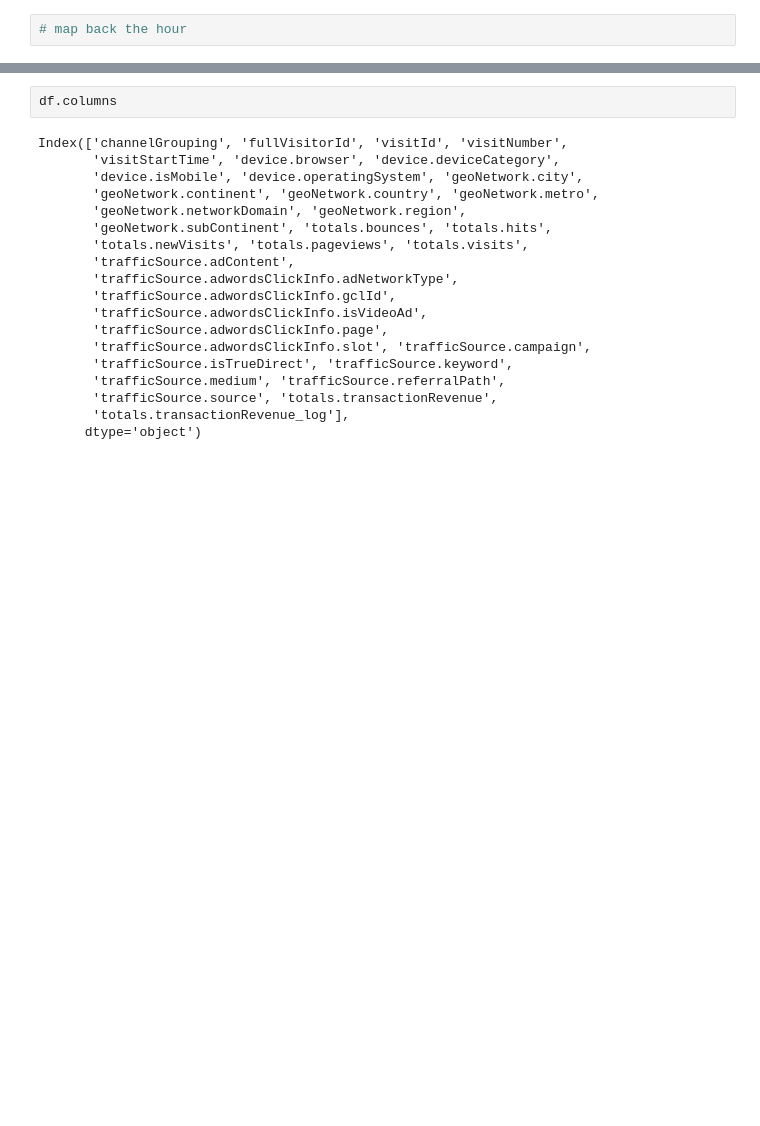
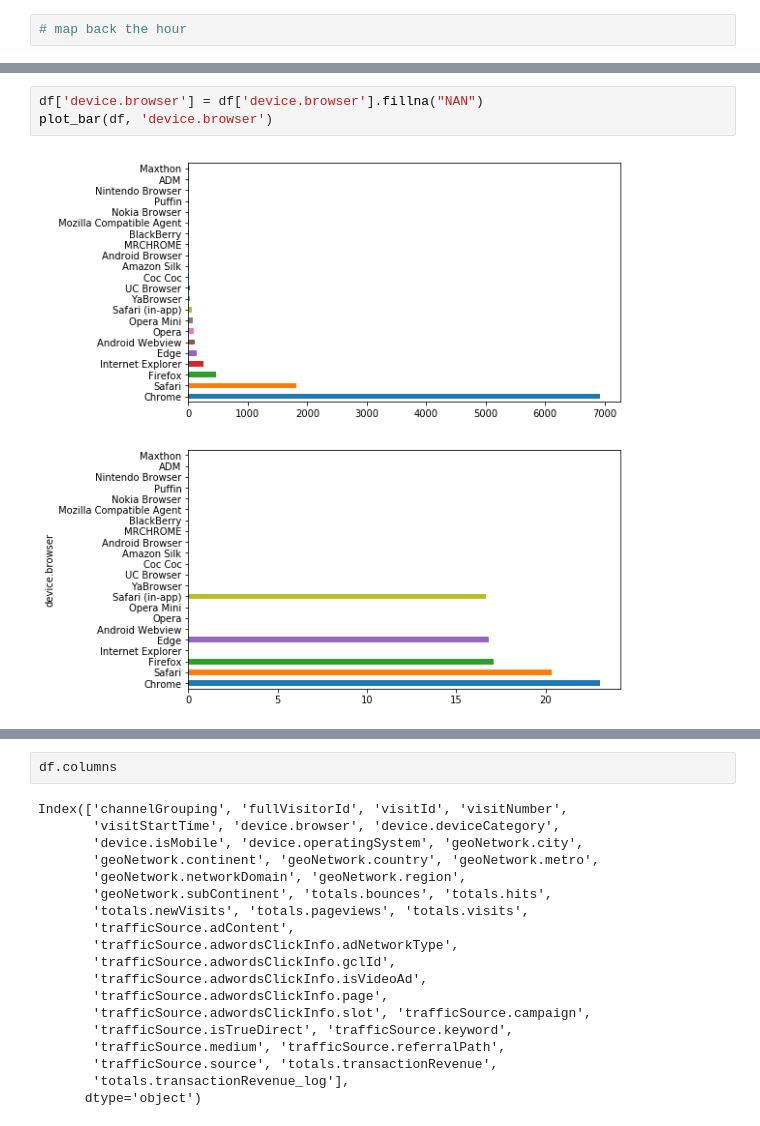
Before and after one commit to youess/ga, a Jupyter notebook: src/feature_en.ipynb, the cells around one changed output, grey strips where cells are left out. Saved outputs shown, nothing was run; the diff lists cells and outputs as text; blank space fills up the shorter version.

```diff
--- a/src/feature_en.ipynb
+++ b/src/feature_en.ipynb
@@ -243,0 +282,5 @@ df[['visitStartTime', 'visitHour', 'visitDay', 'visitDOW']].head()
+# %%
+df['device.browser'] = df['device.browser'].fillna("NAN")
+plot_bar(df, 'device.browser')
+# %% [output]
+[figure, added]
```
Also changed, not shown: parts of 27 cells of this notebook.
